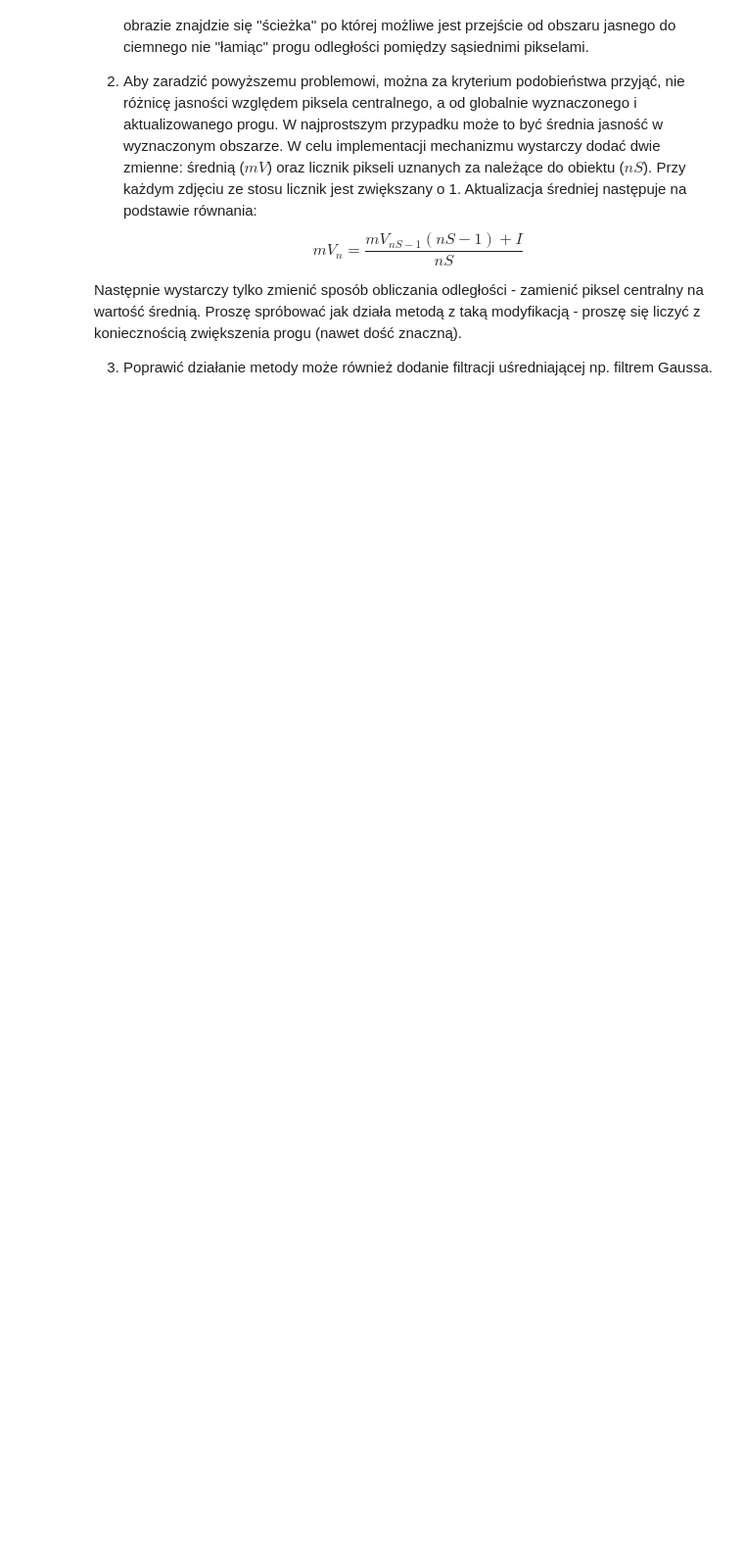
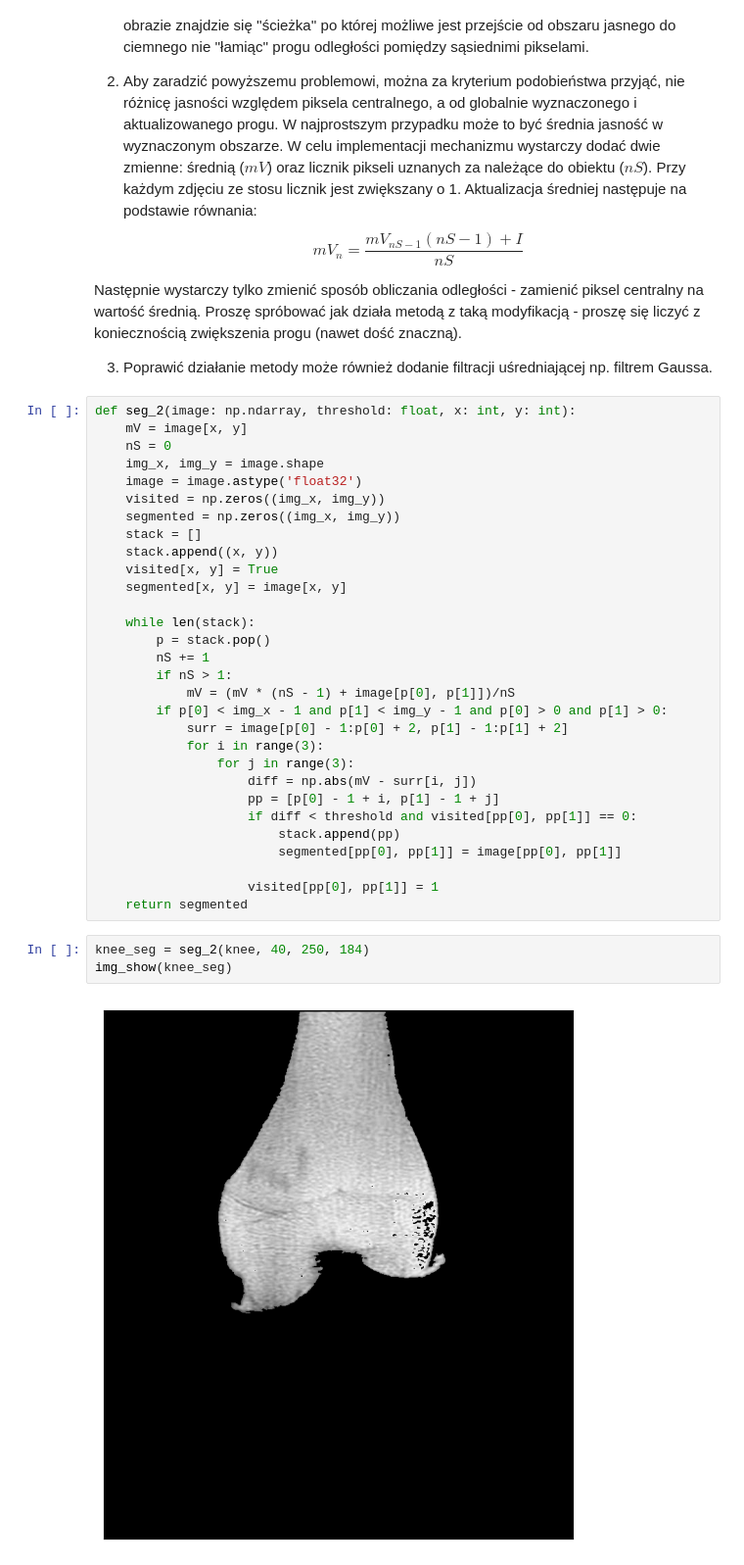
Before and after one commit to lukaszfilo-agh/Vision-systems, a Jupyter notebook: LAB12/12_segmentation.ipynb, the cells around one changed output. Shown at 98% size. Saved outputs shown, nothing was run; the diff lists cells and outputs as text; blank space fills up the shorter version.

```diff
--- a/LAB12/12_segmentation.ipynb
+++ b/LAB12/12_segmentation.ipynb
@@ -126,3 +177,38 @@ if not os.path.exists("knee.png") :
   Proszę spróbować jak działa metodą z taką modyfikacją - proszę się liczyć z koniecznością zwiększenia progu (nawet dość znaczną).
 
 3. Poprawić działanie metody może również dodanie filtracji uśredniającej np. filtrem Gaussa.
+# %%
+def seg_2(image: np.ndarray, threshold: float, x: int, y: int):
+    mV = image[x, y]
+    nS = 0
+    img_x, img_y = image.shape
+    image = image.astype('float32')
+    visited = np.zeros((img_x, img_y))
+    segmented = np.zeros((img_x, img_y))
+    stack = []
+    stack.append((x, y))
+    visited[x, y] = True
+    segmented[x, y] = image[x, y]
+
+    while len(stack):
+        p = stack.pop()
+        nS += 1
+        if nS > 1:
+            mV = (mV * (nS - 1) + image[p[0], p[1]])/nS
+        if p[0] < img_x - 1 and p[1] < img_y - 1 and p[0] > 0 and p[1] > 0:
+            surr = image[p[0] - 1:p[0] + 2, p[1] - 1:p[1] + 2]
+            for i in range(3):
+                for j in range(3):
+                    diff = np.abs(mV - surr[i, j])
+                    pp = [p[0] - 1 + i, p[1] - 1 + j]
+                    if diff < threshold and visited[pp[0], pp[1]] == 0:
+                        stack.append(pp)
+                        segmented[pp[0], pp[1]] = image[pp[0], pp[1]]
+
+                    visited[pp[0], pp[1]] = 1
+    return segmented
+# %%
+knee_seg = seg_2(knee, 40, 250, 184)
+img_show(knee_seg)
+# %% [output]
+[figure, added]
```
Also changed, not shown: parts of 8 cells of this notebook.
